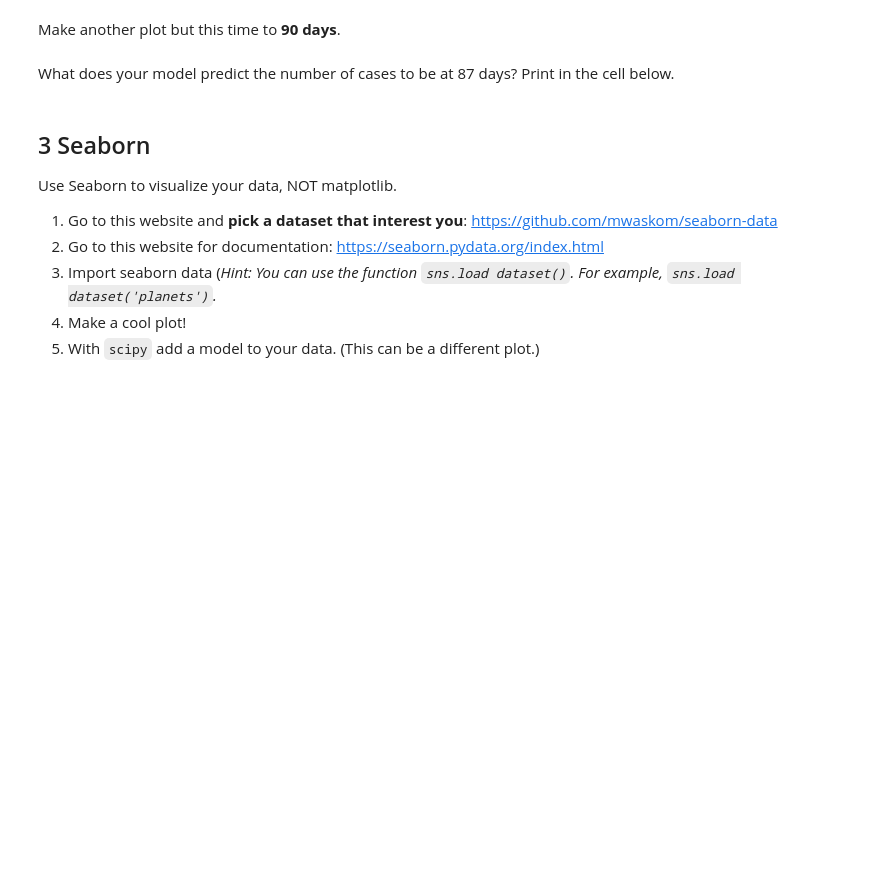
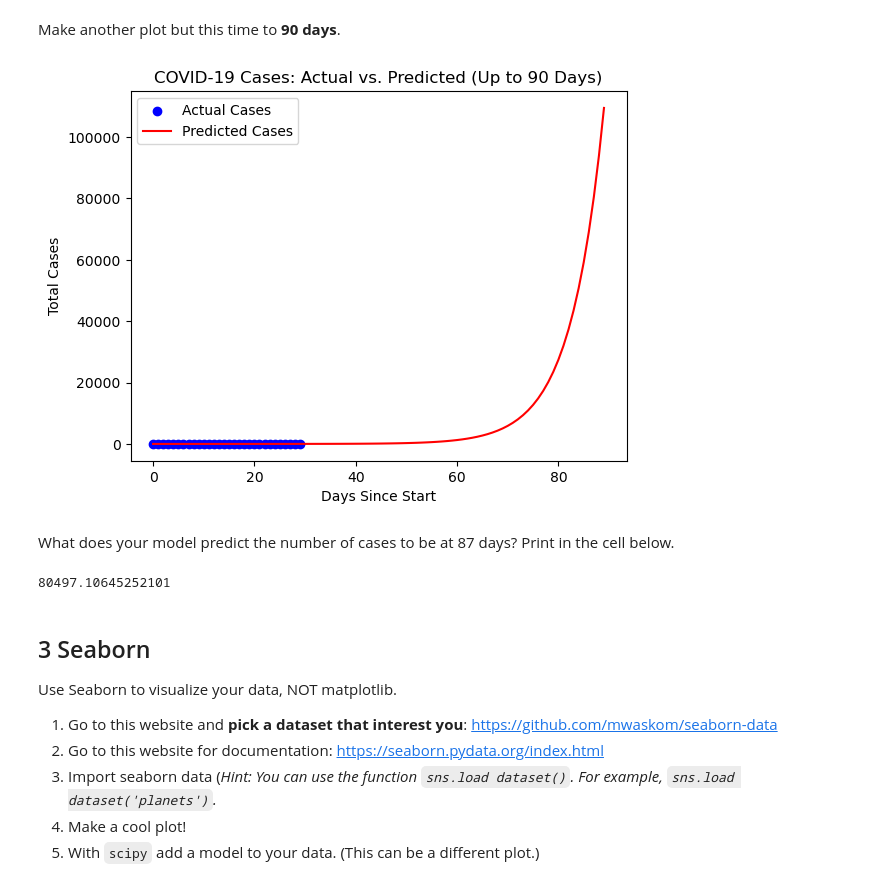
Before and after one commit to williamsperling/ulab_will, a Jupyter notebook: homework13/hw13.ipynb, the cells around one changed output. Saved outputs shown, nothing was run; the diff lists cells and outputs as text; code cells hidden in the pictures; blank space fills up the shorter version.

```diff
--- a/homework13/hw13.ipynb
+++ b/homework13/hw13.ipynb
@@ -123,7 +137,7 @@ In your `df_country` dataframe, add a new column called **"days since start"** a
 
 *Hint: You can just take the length of your dataframe (`range(len(df_country))`).*
 # %%
-# Your code here
+df_country["days since start"] = range(len(df_country))
 # %% [markdown]
 Print the first few rows of your `df_country` dataframe.
 # %%
@@ -148,7 +170,8 @@ where
 
 Write a **function** called `exponential_growth` that takes in arguments `t`, `C_0` and `r`. Return the function given above.
 # %%
-# Your code here
+def exponential_growth(t, C_0, r):
+    return C_0 * np.exp(r * t)
 # %% [markdown]
 Make a new variable called `days` and another new variable called `cases`. To the `days` variable give it the first 30 rows (your column **"days_since_start"**) and to the `cases` variable give it the first 30 rows (your column **"total_cases"**).
 # %%
@@ -188,11 +232,32 @@ How well does your exponential model fit the actual COVID-19 data?
 # %% [markdown]
 Make another plot but this time to **90 days**.
 # %%
-# Your code here
+future_days_90 = np.arange(0, 90)
+
+predicted_cases_90 = exponential_growth(future_days_90, *popt)
+
+plt.scatter(days, cases, color='blue', label='Actual Cases')
+
+plt.plot(future_days_90, predicted_cases_90, color='red', label='Predicted Cases')
+
+
+plt.xlabel('Days Since Start')
+plt.ylabel('Total Cases')
+plt.title('COVID-19 Cases: Actual vs. Predicted (Up to 90 Days)')
+
+
+plt.legend()
+
+
+plt.show()
+# %% [output]
+[figure, added]
 # %% [markdown]
 What does your model predict the number of cases to be at 87 days? Print in the cell below.
 # %%
-# Your code here
+print(exponential_growth(87, *popt))
+# %% [output]
+80497.10645252101
 # %% [markdown]
 ## 3 Seaborn
 Use Seaborn to visualize your data, NOT matplotlib.
```
Also changed, not shown: parts of 32 cells of this notebook, 2 other files.
